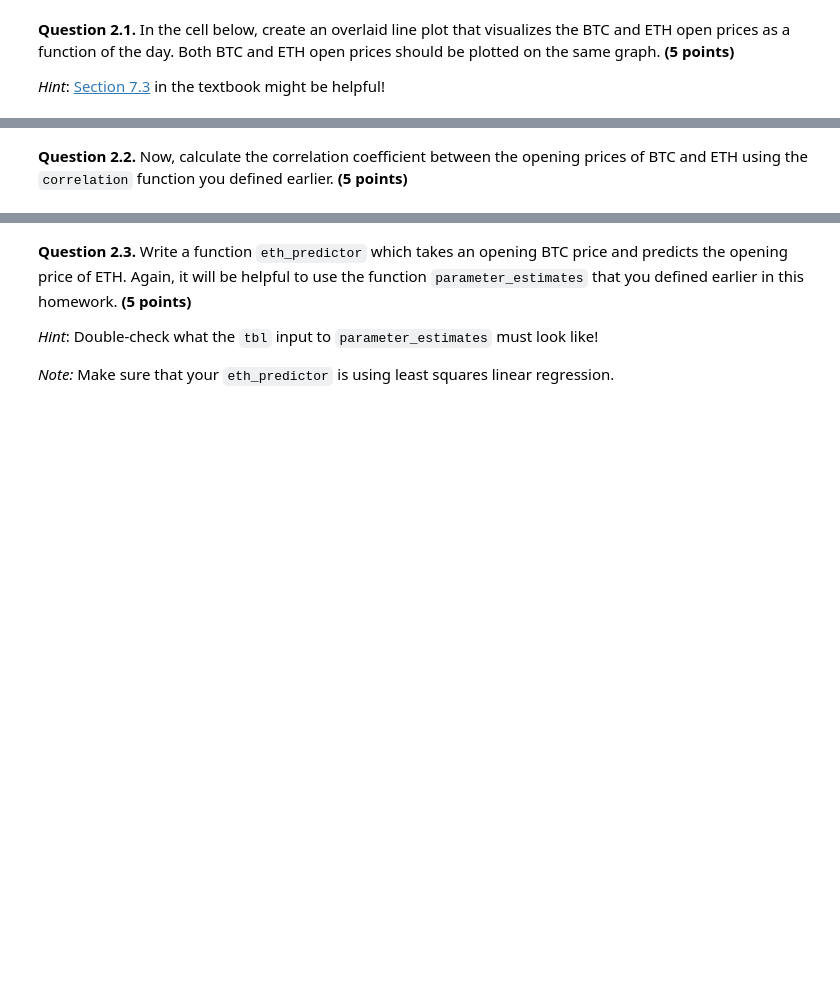
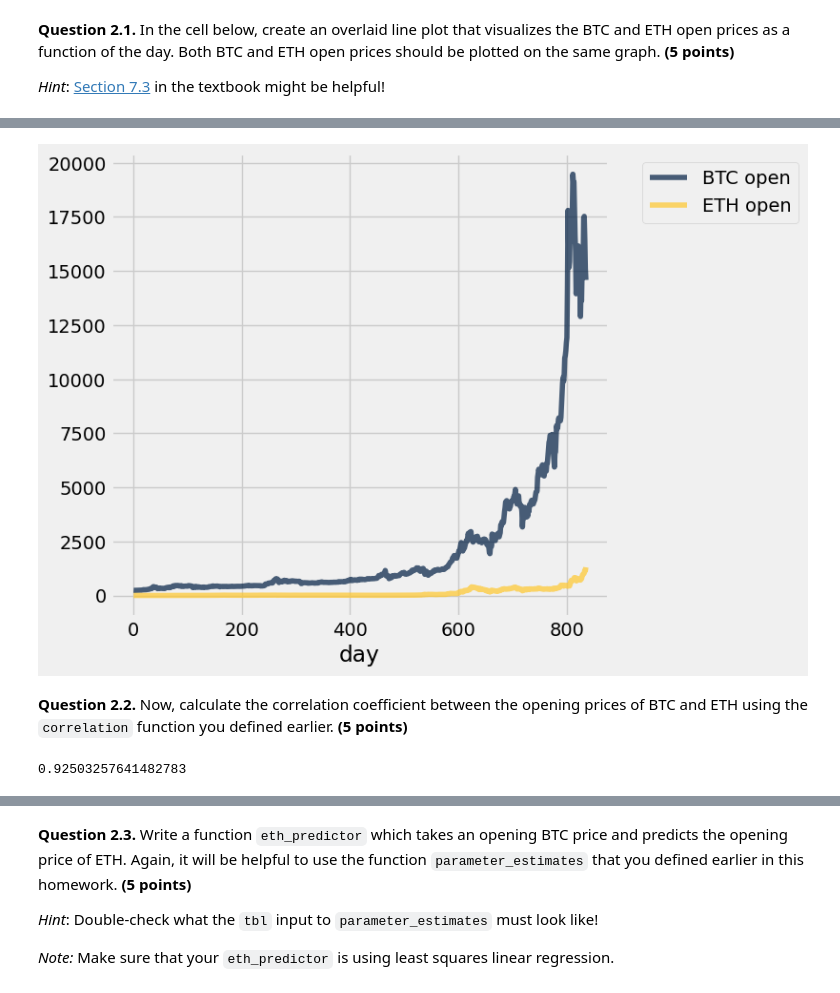
Before and after one commit to sondank1010/materials-sp22, a Jupyter notebook: hw/hw10/hw10.ipynb, the cells around one changed output, grey strips where cells are left out. Cells and saved outputs as stored; diff of their text form; code cells hidden in the pictures; blank space fills up the shorter version.

```diff
--- a/hw/hw10/hw10.ipynb
+++ b/hw/hw10/hw10.ipynb
@@ -221,3 +217,8 @@ eth.show(5)
 **Question 2.1.** In the cell below, create an overlaid line plot that visualizes the BTC and ETH open prices as a function of the day. Both BTC and ETH open prices should be plotted on the same graph. **(5 points)**
 
 *Hint*: [Section 7.3](https://inferentialthinking.com/chapters/07/3/Overlaid_Graphs.html#overlaid-line-plots) in the textbook might be helpful!
+# %%
+btc2 = btc.select('day', 'open').relabel('open', 'BTC open')
+eth2 = eth.select('day', 'open').relabel('open', 'ETH open')
+btc_and_eth = btc2.join('day', eth2 )
+btc_and_eth
@@ -224,12 +238,18 @@ eth.show(5)
 # %%
 # Create a line plot of btc and eth open prices as a function of time
-...
+btc_and_eth.plot('day')
+# %% [output]
+[figure, added]
 # %% [markdown]
 <!-- END QUESTION -->
 
 **Question 2.2.** Now, calculate the correlation coefficient between the opening prices of BTC and ETH using the `correlation` function you defined earlier. **(5 points)**
 # %%
-r = ...
+btc_open_price = btc_and_eth.column(1);
+eth_open_price = btc_and_eth.column(2);
+r = np.mean(standard_units(btc_open_price) * standard_units(eth_open_price))
 r
+# %% [output]
+0.92503257641482783
 # %%
 grader.check("q2_2")
```
Also changed, not shown: parts of 31 cells of this notebook, 9 other files.
